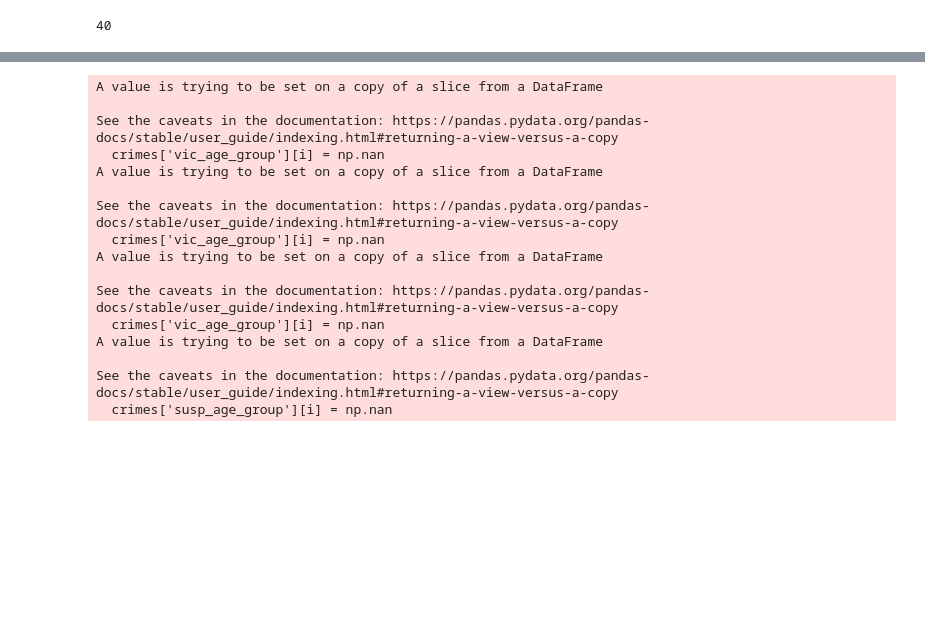
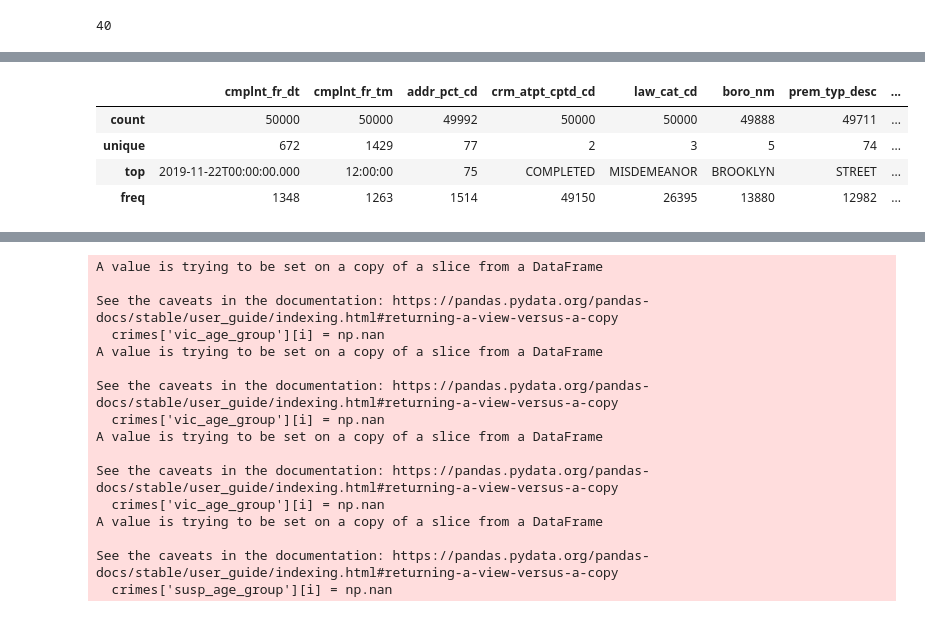
Before and after one commit to 18katesmit/NYPDComplaintClassification, a Jupyter notebook: DataCleaning.ipynb, the cells around one changed output, grey strips where cells are left out. Saved outputs shown, nothing was run; the diff lists cells and outputs as text; code cells hidden in the pictures; blank space fills up the shorter version.

```diff
--- a/DataCleaning.ipynb
+++ b/DataCleaning.ipynb
@@ -112,3 +146,11 @@ crimes.drop(['ky_cd','ofns_desc','pd_cd', 'pd_desc','loc_of_occur_desc','jurisdi
+# %%
+crimes.describe()
+# %% [output]
+|  | cmplnt_fr_dt | cmplnt_fr_tm | addr_pct_cd | crm_atpt_cptd_cd | law_cat_cd | boro_nm | prem_typ_desc | ... |
+| count | 50000 | 50000 | 49992 | 50000 | 50000 | 49888 | 49711 | ... |
+| unique | 672 | 1429 | 77 | 2 | 3 | 5 | 74 | ... |
+| top | 2019-11-22T00:00:00.000 | 12:00:00 | 75 | COMPLETED | MISDEMEANOR | BROOKLYN | STREET | ... |
+| freq | 1348 | 1263 | 1514 | 49150 | 26395 | 13880 | 12982 | ... |
 # %%
 crimes.isna().sum()
 # %% [output]
```
Also changed, not shown: parts of 28 cells of this notebook.
